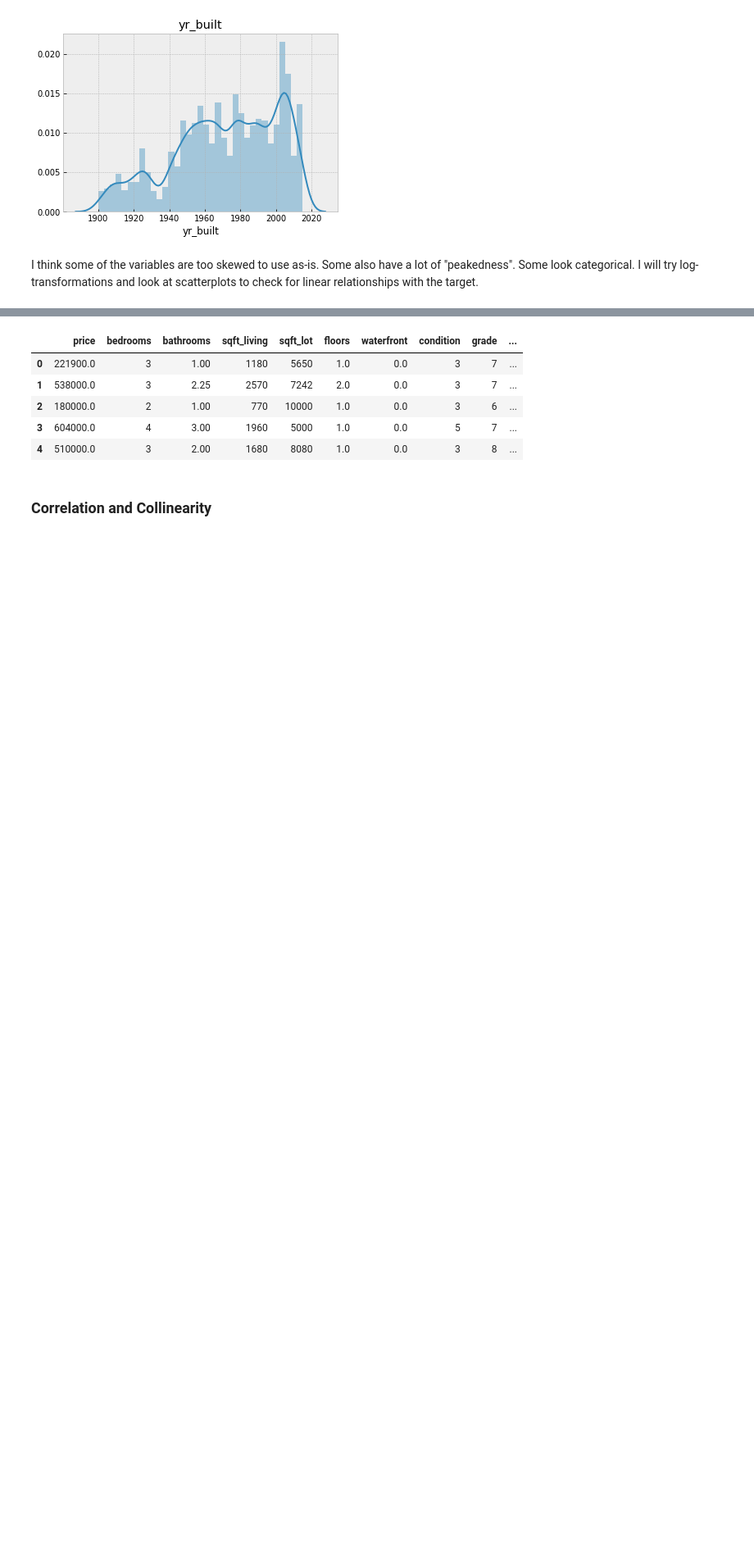
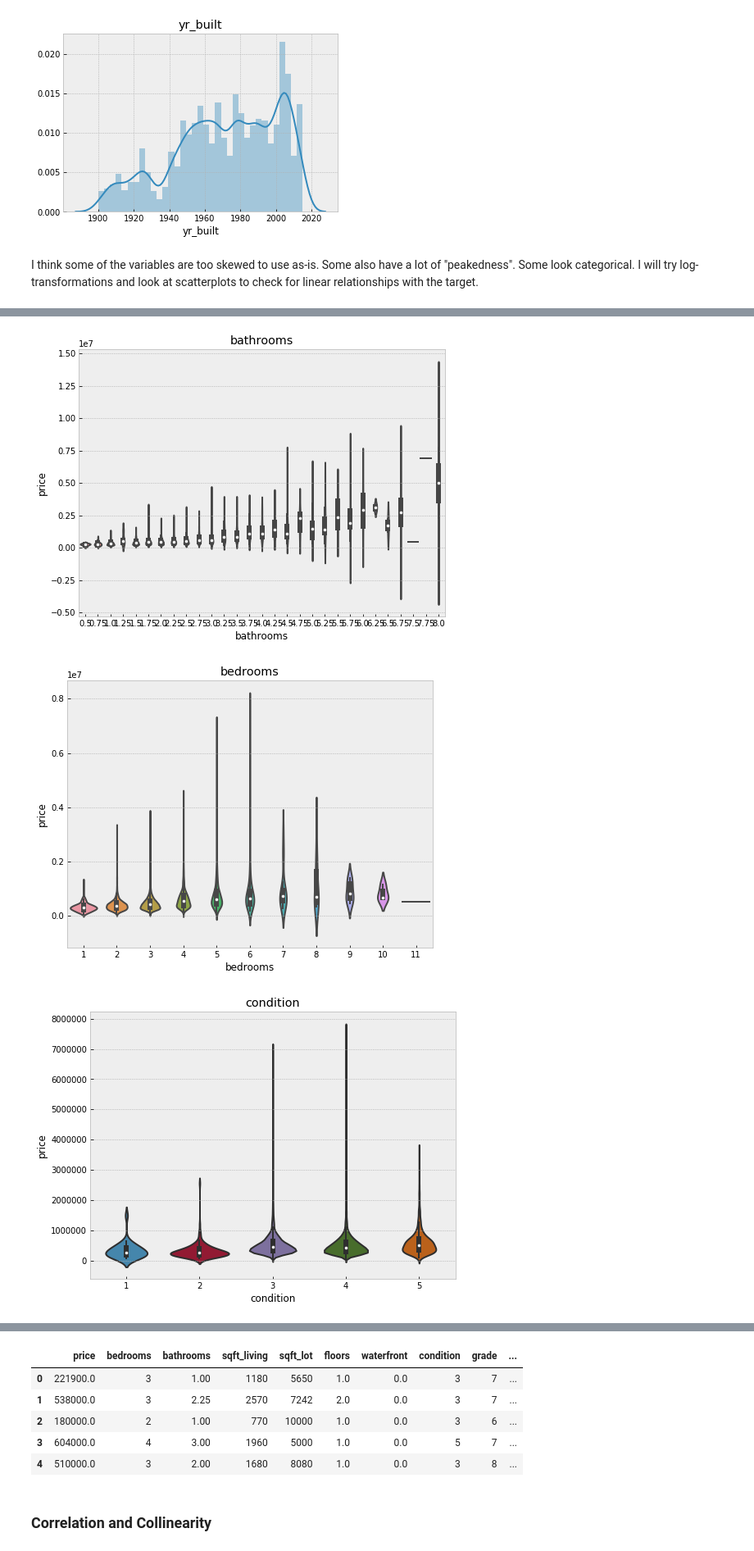
Before and after one commit to cldugan/dsc-1-final-project-online-ds-sp-000, a Jupyter notebook: student.ipynb, the cells around one changed output, grey strips where cells are left out. Shown at 82% size. Drawn from its saved outputs; the diff is of its cells as text; code cells hidden in the pictures; blank space fills up the shorter version.

```diff
--- a/student.ipynb
+++ b/student.ipynb
@@ -236,0 +239,11 @@ categorical. I will try log-transformations and look at scatterplots to check fo
+# %%
+column_list = ['bathrooms', 'bedrooms', 'condition', 'floors', 'grade']
+for col in column_list:
+    f, ax = plt.subplots(figsize=(8,6))
+    sns.violinplot(x = kc_df[col], y = kc_df['price'])
+    plt.title(col)
+    plt.show();
+# %% [output]
+[figure, added]
+[figure, added]
+[figure, added]
```
Also changed, not shown: parts of 4 cells of this notebook.
